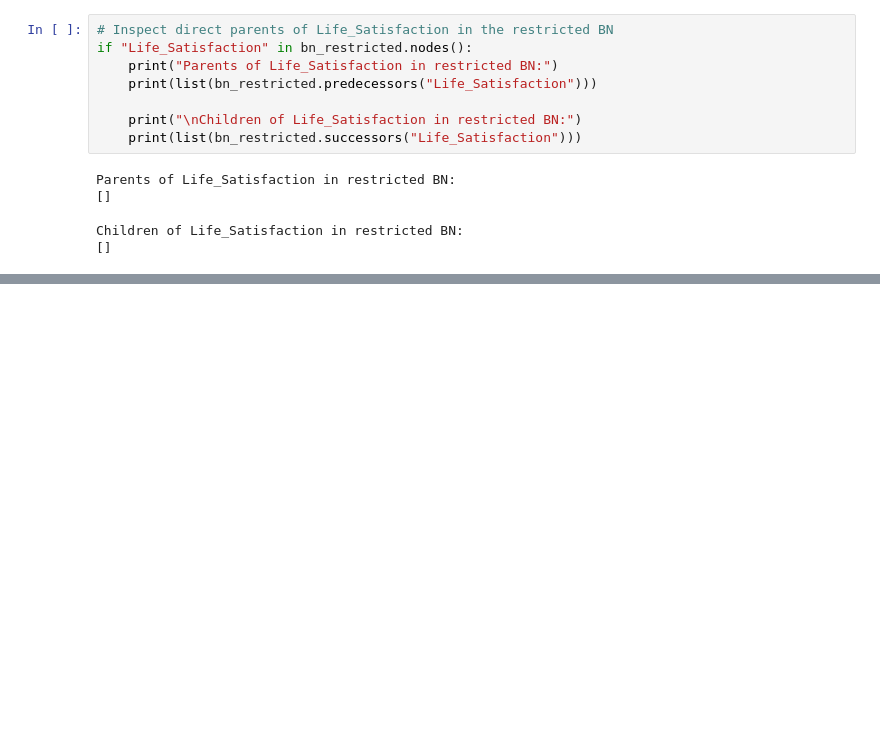
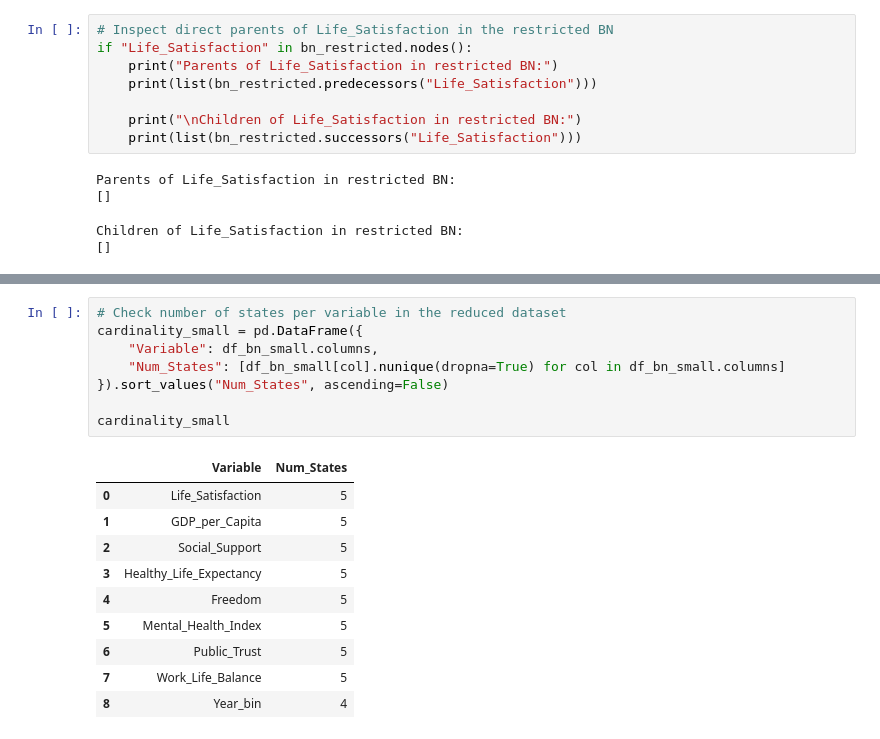
Before and after one commit to mateidiana/WellBeingModelling, a Jupyter notebook: notebooks/bayesian_networks/04_4_bn_world_happiness.ipynb, the cells around one changed output, grey strips where cells are left out. Cells and saved outputs as stored; diff of their text form; blank space fills up the shorter version.

```diff
--- a/notebooks/bayesian_networks/04_4_bn_world_happiness.ipynb
+++ b/notebooks/bayesian_networks/04_4_bn_world_happiness.ipynb
@@ -286,0 +315,19 @@ Children of Life_Satisfaction in restricted BN:
+# %%
+# Check number of states per variable in the reduced dataset
+cardinality_small = pd.DataFrame({
+    "Variable": df_bn_small.columns,
+    "Num_States": [df_bn_small[col].nunique(dropna=True) for col in df_bn_small.columns]
+}).sort_values("Num_States", ascending=False)
+
+cardinality_small
+# %% [output]
+|  | Variable | Num_States |
+| 0 | Life_Satisfaction | 5 |
+| 1 | GDP_per_Capita | 5 |
+| 2 | Social_Support | 5 |
+| 3 | Healthy_Life_Expectancy | 5 |
+| 4 | Freedom | 5 |
+| 5 | Mental_Health_Index | 5 |
+| 6 | Public_Trust | 5 |
+| 7 | Work_Life_Balance | 5 |
+| 8 | Year_bin | 4 |
```
Also changed, not shown: parts of 14 cells of this notebook.
